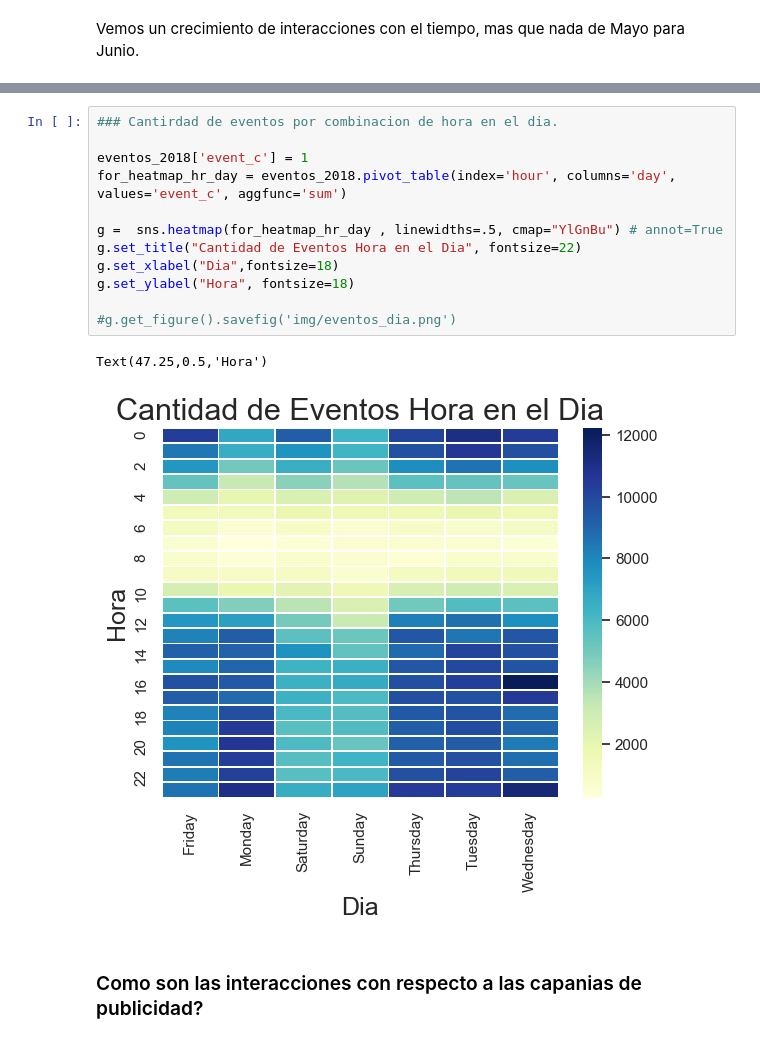
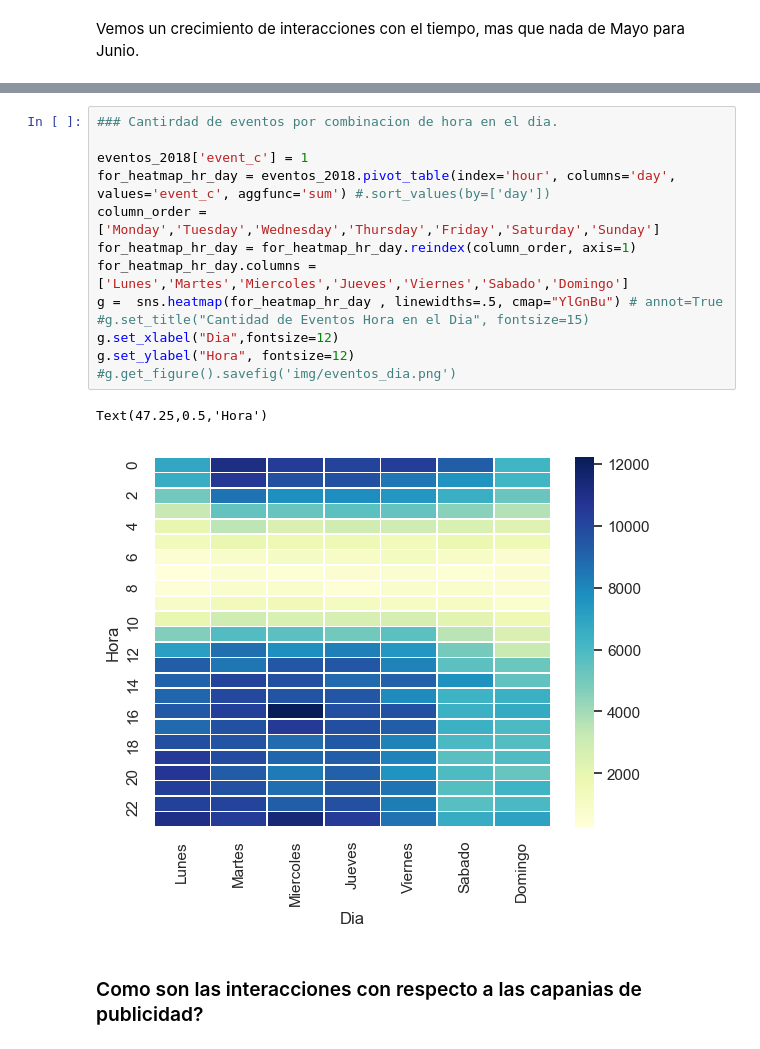
Before and after one commit to bauticanavese/Datos-Tps, a Jupyter notebook: TP1/AnalisisTrocafone.ipynb, the cells around one changed output, grey strips where cells are left out. Drawn from its saved outputs; the diff is of its cells as text.

```diff
--- a/TP1/AnalisisTrocafone.ipynb
+++ b/TP1/AnalisisTrocafone.ipynb
@@ -290,18 +290,19 @@ Text(0,0.5,'Cantidad')
 # %%
 ### Cantirdad de eventos por combinacion de hora en el dia.
 
 eventos_2018['event_c'] = 1
-for_heatmap_hr_day = eventos_2018.pivot_table(index='hour', columns='day', values='event_c', aggfunc='sum')
-
+for_heatmap_hr_day = eventos_2018.pivot_table(index='hour', columns='day', values='event_c', aggfunc='sum') #.sort_values(by=['day'])
+column_order = ['Monday','Tuesday','Wednesday','Thursday','Friday','Saturday','Sunday']
+for_heatmap_hr_day = for_heatmap_hr_day.reindex(column_order, axis=1)
+for_heatmap_hr_day.columns = ['Lunes','Martes','Miercoles','Jueves','Viernes','Sabado','Domingo']
 g =  sns.heatmap(for_heatmap_hr_day , linewidths=.5, cmap="YlGnBu") # annot=True
-g.set_title("Cantidad de Eventos Hora en el Dia", fontsize=22)
-g.set_xlabel("Dia",fontsize=18)
-g.set_ylabel("Hora", fontsize=18)
-
+#g.set_title("Cantidad de Eventos Hora en el Dia", fontsize=15)
+g.set_xlabel("Dia",fontsize=12)
+g.set_ylabel("Hora", fontsize=12)
 #g.get_figure().savefig('img/eventos_dia.png')
 # %% [output]
 Text(47.25,0.5,'Hora')
-[figure, old version]
+[figure, new version]
 # %% [markdown]
 ### Como son las interacciones con respecto a las capanias de publicidad?
 # %% [markdown]
```
Also changed, not shown: parts of 2 cells of this notebook.
